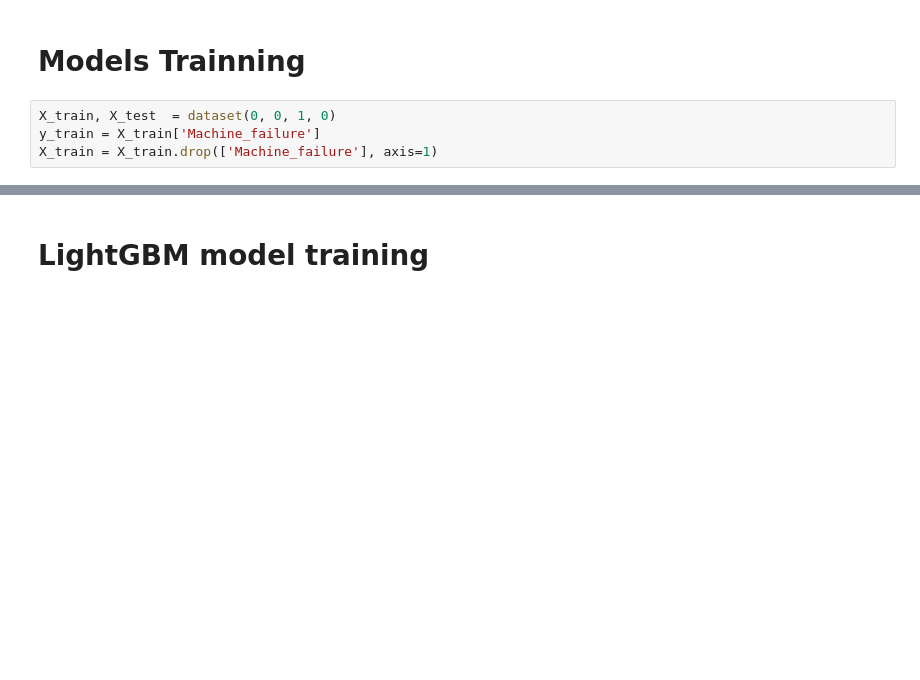
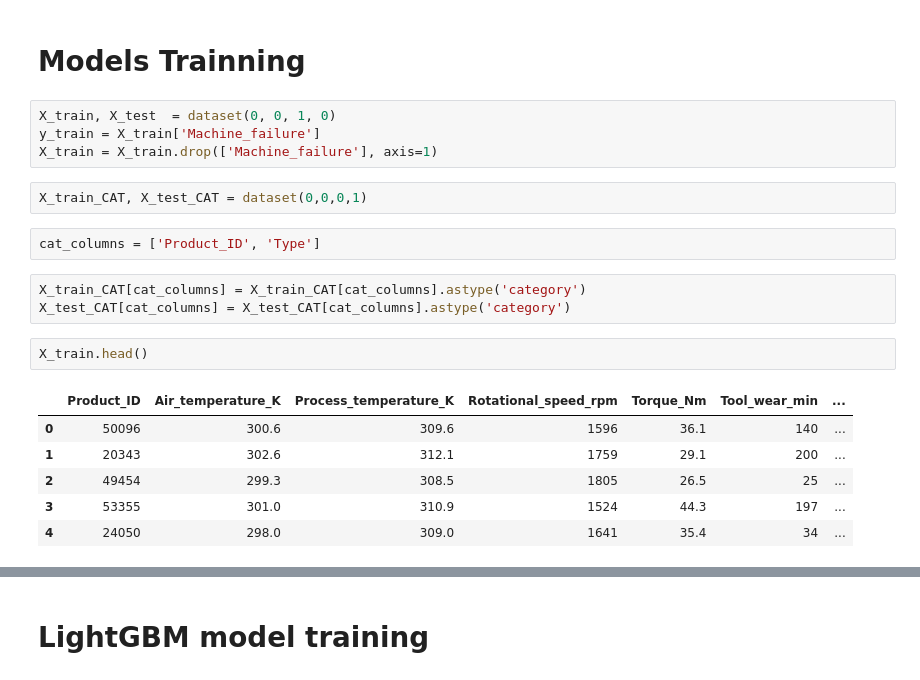
Before and after one commit to JMViJi/Binary-Classification-of-Machine-Failures, a Jupyter notebook: Binary classification of machine learning - Part2.ipynb, the cells around one changed output, grey strips where cells are left out. Drawn from its saved outputs; the diff is of its cells as text; blank space fills up the shorter version.

```diff
--- a/Binary classification of machine learning - Part2.ipynb
+++ b/Binary classification of machine learning - Part2.ipynb
@@ -167,3 +178,19 @@ Model:  Dataset Ori + train with FE    AUC:  0.9726090433142951
 X_train, X_test  = dataset(0, 0, 1, 0)
 y_train = X_train['Machine_failure']
 X_train = X_train.drop(['Machine_failure'], axis=1)
+# %%
+X_train_CAT, X_test_CAT = dataset(0,0,0,1)
+# %%
+cat_columns = ['Product_ID', 'Type']
+# %%
+X_train_CAT[cat_columns] = X_train_CAT[cat_columns].astype('category')
+X_test_CAT[cat_columns] = X_test_CAT[cat_columns].astype('category')
+# %%
+X_train.head()
+# %% [output]
+|  | Product_ID | Air_temperature_K | Process_temperature_K | Rotational_speed_rpm | Torque_Nm | Tool_wear_min | ... |
+| 0 | 50096 | 300.6 | 309.6 | 1596 | 36.1 | 140 | ... |
+| 1 | 20343 | 302.6 | 312.1 | 1759 | 29.1 | 200 | ... |
+| 2 | 49454 | 299.3 | 308.5 | 1805 | 26.5 | 25 | ... |
+| 3 | 53355 | 301.0 | 310.9 | 1524 | 44.3 | 197 | ... |
+| 4 | 24050 | 298.0 | 309.0 | 1641 | 35.4 | 34 | ... |
```
Also changed, not shown: parts of 72 cells of this notebook, 1 other file.
